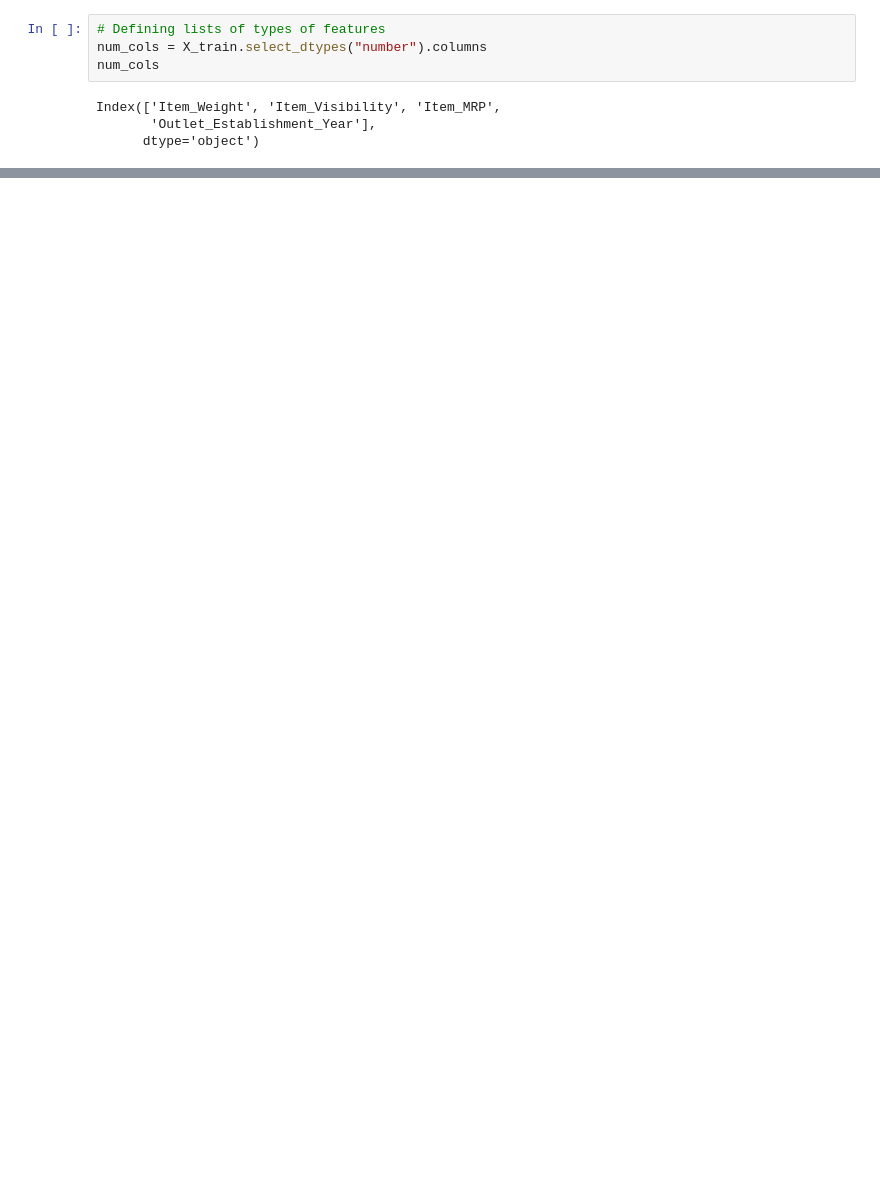
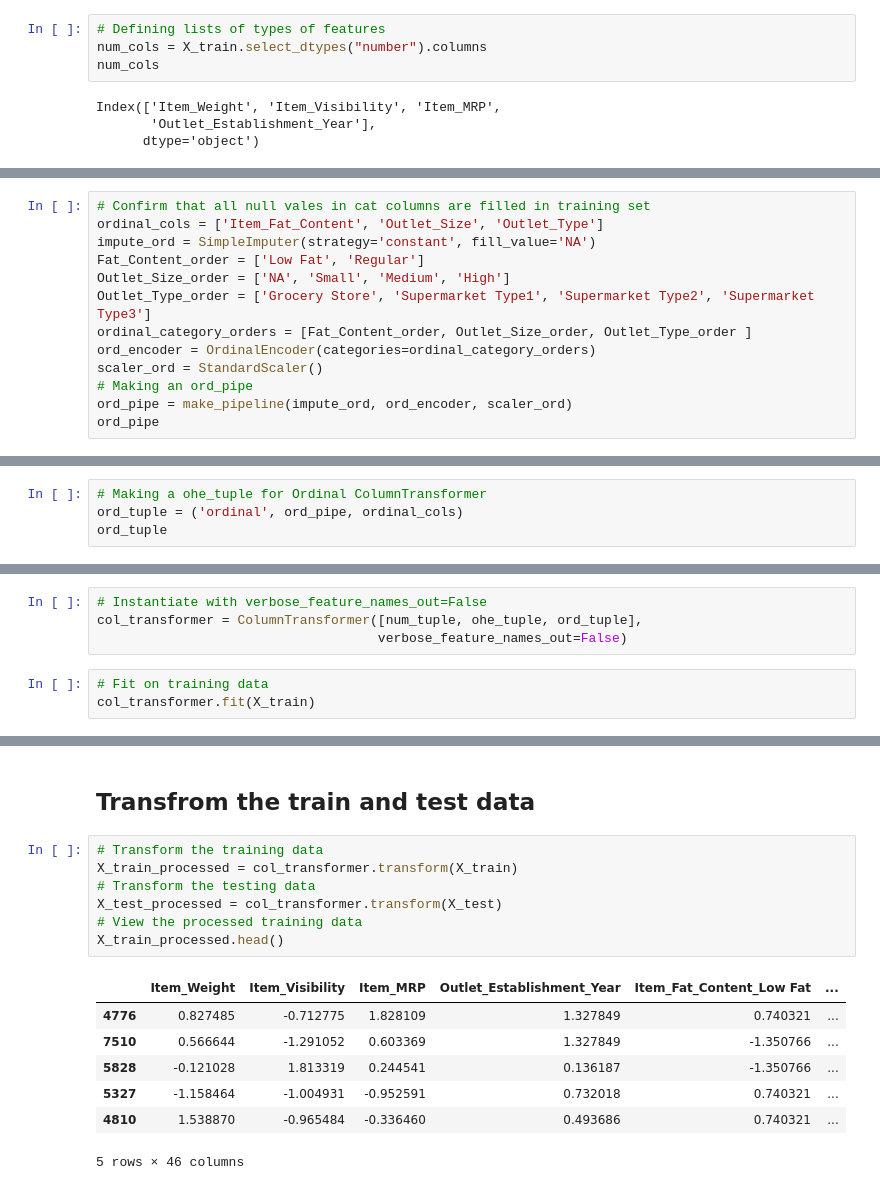
Before and after one commit to SlabberP/Prediction-of-Product-Sales, a Jupyter notebook: Week6_Part5_Prediction_of_Product_Sales.ipynb, the cells around one changed output, grey strips where cells are left out. Cells and saved outputs as stored; diff of their text form; blank space fills up the shorter version.

```diff
--- a/Week6_Part5_Prediction_of_Product_Sales.ipynb
+++ b/Week6_Part5_Prediction_of_Product_Sales.ipynb
@@ -789,0 +730,13 @@ X_test_cat_imputed.isna().sum().sum()
+# %%
+# Confirm that all null vales in cat columns are filled in training set
+ordinal_cols = ['Item_Fat_Content', 'Outlet_Size', 'Outlet_Type']
+impute_ord = SimpleImputer(strategy='constant', fill_value='NA')
+Fat_Content_order = ['Low Fat', 'Regular']
+Outlet_Size_order = ['NA', 'Small', 'Medium', 'High']
+Outlet_Type_order = ['Grocery Store', 'Supermarket Type1', 'Supermarket Type2', 'Supermarket Type3']
+ordinal_category_orders = [Fat_Content_order, Outlet_Size_order, Outlet_Type_order ]
+ord_encoder = OrdinalEncoder(categories=ordinal_category_orders)
+scaler_ord = StandardScaler()
+# Making an ord_pipe
+ord_pipe = make_pipeline(impute_ord, ord_encoder, scaler_ord)
+ord_pipe
@@ -789,0 +754,4 @@ X_test_cat_imputed.isna().sum().sum()
+# %%
+# Making a ohe_tuple for Ordinal ColumnTransformer
+ord_tuple = ('ordinal', ord_pipe, ordinal_cols)
+ord_tuple
@@ -789,0 +773,7 @@ X_test_cat_imputed.isna().sum().sum()
+# %%
+# Instantiate with verbose_feature_names_out=False
+col_transformer = ColumnTransformer([num_tuple, ohe_tuple, ord_tuple],
+                                    verbose_feature_names_out=False)
+# %%
+# Fit on training data
+col_transformer.fit(X_train)
@@ -789,0 +798,17 @@ X_test_cat_imputed.isna().sum().sum()
+# %% [markdown]
+## Transfrom the train and test data
+# %%
+# Transform the training data
+X_train_processed = col_transformer.transform(X_train)
+# Transform the testing data
+X_test_processed = col_transformer.transform(X_test)
+# View the processed training data
+X_train_processed.head()
+# %% [output]
+|  | Item_Weight | Item_Visibility | Item_MRP | Outlet_Establishment_Year | Item_Fat_Content_Low Fat | ... |
+| 4776 | 0.827485 | -0.712775 | 1.828109 | 1.327849 | 0.740321 | ... |
+| 7510 | 0.566644 | -1.291052 | 0.603369 | 1.327849 | -1.350766 | ... |
+| 5828 | -0.121028 | 1.813319 | 0.244541 | 0.136187 | -1.350766 | ... |
+| 5327 | -1.158464 | -1.004931 | -0.952591 | 0.732018 | 0.740321 | ... |
+| 4810 | 1.538870 | -0.965484 | -0.336460 | 0.493686 | 0.740321 | ... |
+5 rows × 46 columns
```
Also changed, not shown: parts of 49 cells of this notebook.
